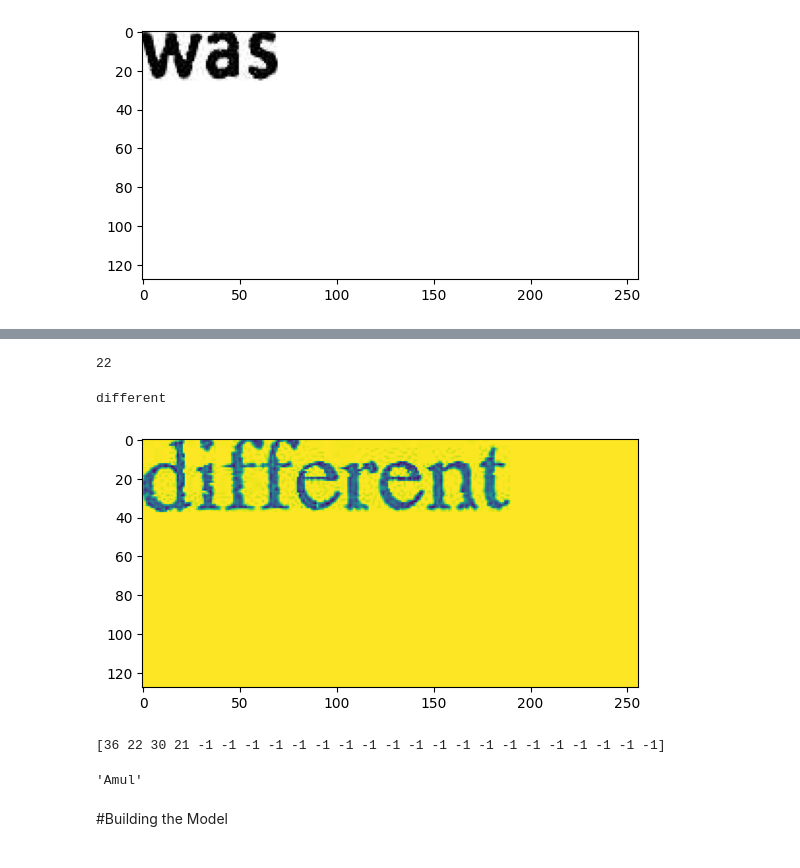
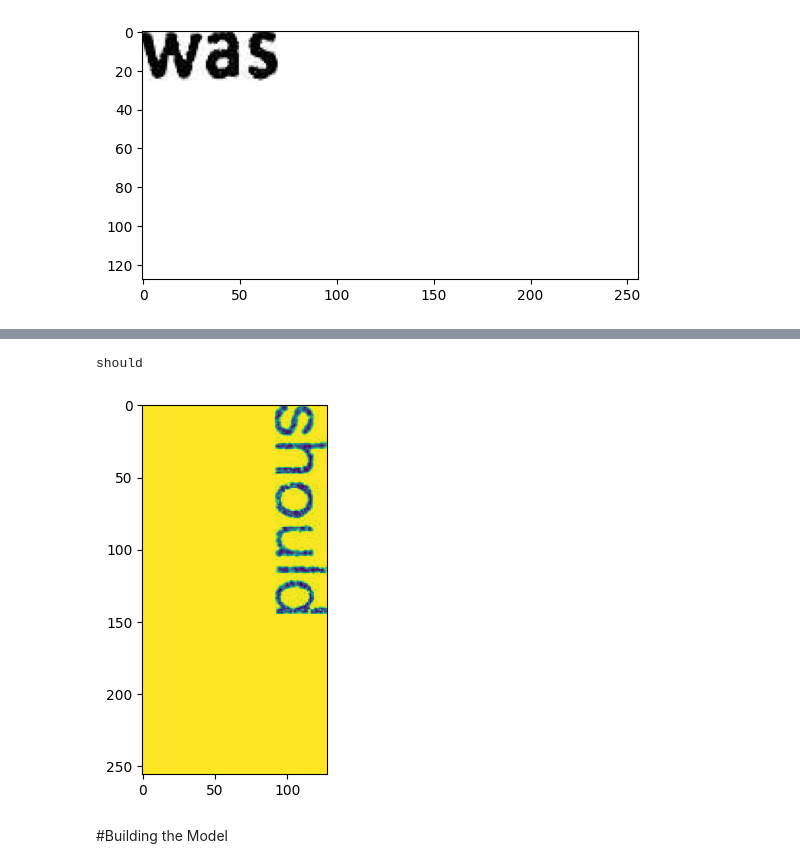
Before and after one commit to msommerfe/CAS_Applied_Data_Science, a Jupyter notebook: CAS_Final_Project/OCR_from_scratch.ipynb, the cells around one changed output, grey strips where cells are left out. Saved outputs shown, nothing was run; the diff lists cells and outputs as text; code cells hidden in the pictures.

```diff
--- a/CAS_Final_Project/OCR_from_scratch.ipynb
+++ b/CAS_Final_Project/OCR_from_scratch.ipynb
@@ -98,7 +99,9 @@ from concurrent.futures import ThreadPoolExecutor
 #Reading the json {Image_filename, "test on Image"}
 with open('/content/drive/MyDrive/development/datasets/OCR_MNIST_Words/v011_labels_small.json') as f:
     data = list(json.load(f).items())
-keyVal = np.array(data)
+
+#Reduced to just 500, change it to all for real training
+keyVal = np.array(data[:500])
 y_all = keyVal[:,1]
 x_all_img_path = keyVal[:,0]
 
@@ -112,6 +115,7 @@ def load_image(imgName):
 
 
 #Reading all Images and put into a np array
+
 images = []
 with ThreadPoolExecutor() as executor:
     results = executor.map(lambda path: load_image(path), x_all_img_path)
@@ -154,26 +180,10 @@ x_all[0].shape
-# %%
-#determine the longest word in training data
-max_length = max(len(item) for item in y_all)
-print(max_length)
-# %% [output]
-22
 # %%
-print(num_to_label(y_all_numbers[561]))
-plt.imshow(x_all[561])
+print(num_to_label(y_all_numbers[455]))
+plt.imshow(x_all_rotate[455])
 plt.show()
 # %% [output]
-different
+should
-[figure, old version]
+[figure, new version]
-# %%
-# Split the dataset into training and testing sets
-x_train, x_test, y_train_numbers, y_test_numbers = train_test_split(x_all, y_all_numbers, test_size=0.2, random_state=42)
-
-# Print as sanity check
-print(y_train_numbers[3])
-num_to_label(y_train_numbers[3])
-# %% [output]
-[36 22 30 21 -1 -1 -1 -1 -1 -1 -1 -1 -1 -1 -1 -1 -1 -1 -1 -1 -1 -1 -1 -1]
-'Amul'
 # %% [markdown]
 #Building the Model
 # %%
```
Also changed, not shown: parts of 16 cells of this notebook.
